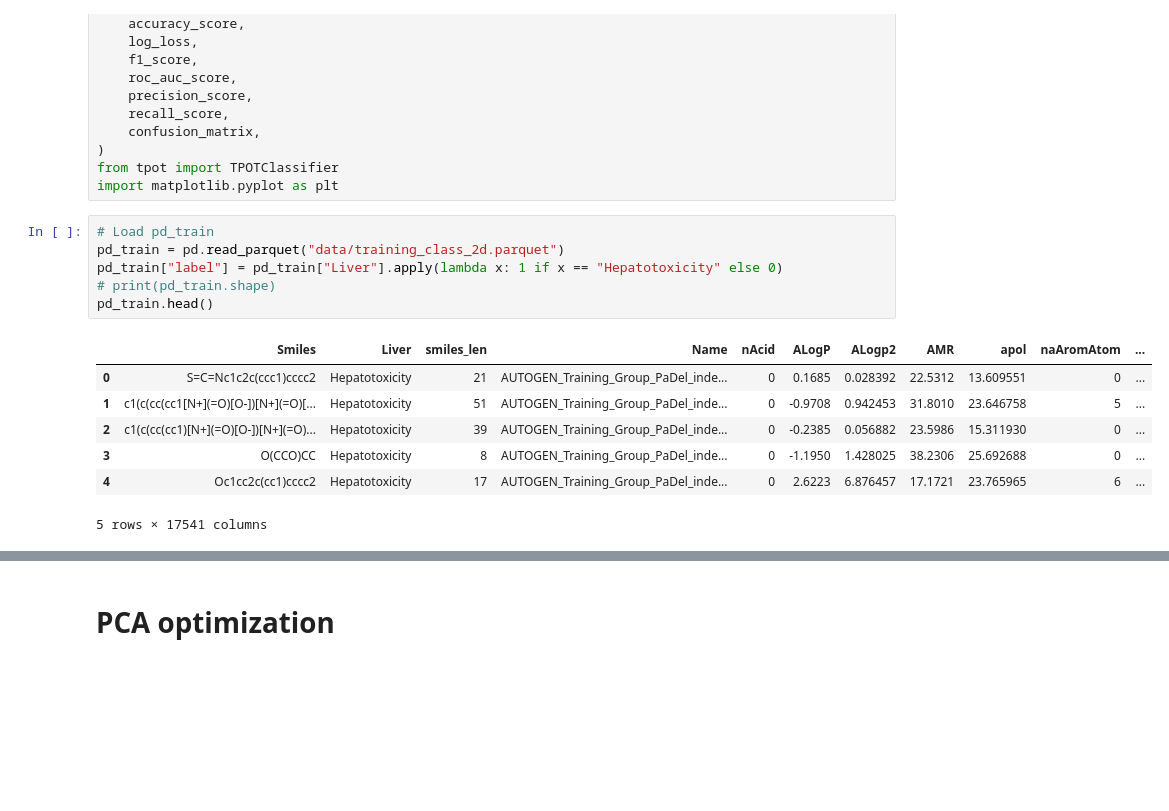
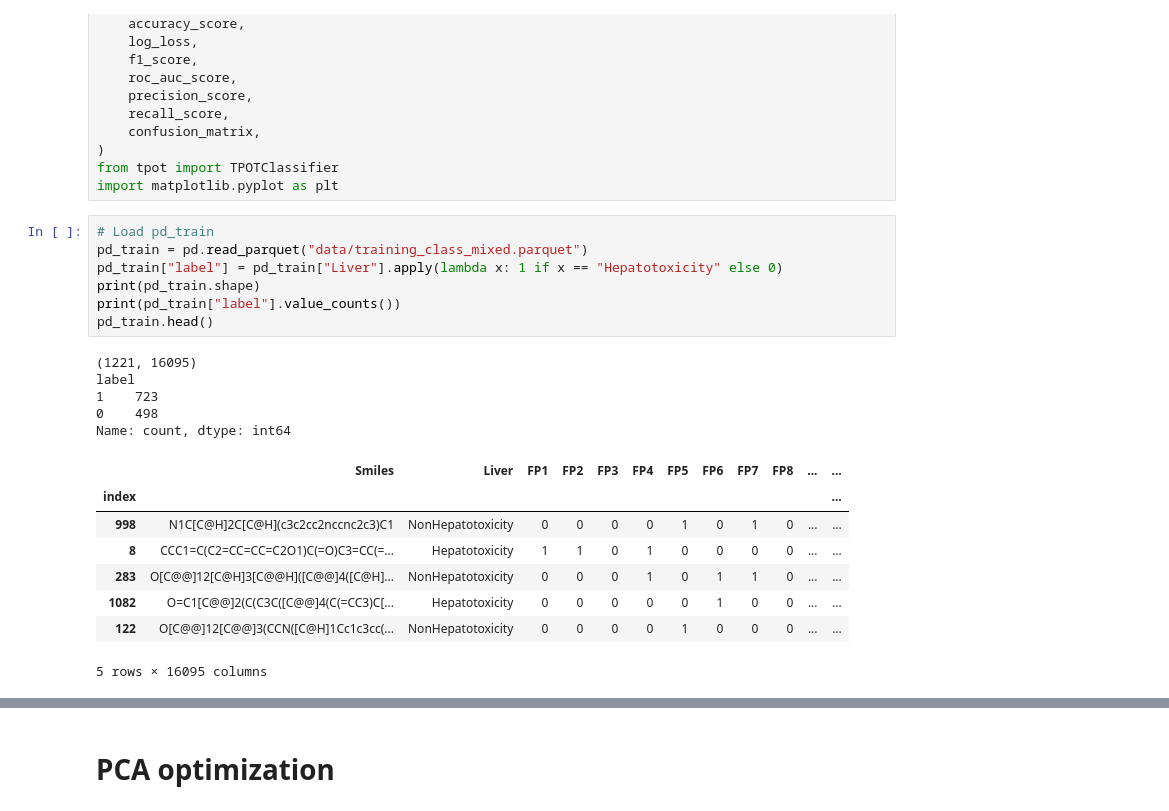
Before and after one commit to ongxuanhong/dili-drug-liver-interaction, a Jupyter notebook: 06.1_automl_mixed.ipynb, the cells around one changed output, grey strips where cells are left out. Drawn from its saved outputs; the diff is of its cells as text; blank space fills up the shorter version.

```diff
--- a/06.1_automl_mixed.ipynb
+++ b/06.1_automl_mixed.ipynb
@@ -16,17 +16,24 @@ from tpot import TPOTClassifier
 import matplotlib.pyplot as plt
 # %%
 # Load pd_train
-pd_train = pd.read_parquet("data/training_class_2d.parquet")
+pd_train = pd.read_parquet("data/training_class_mixed.parquet")
 pd_train["label"] = pd_train["Liver"].apply(lambda x: 1 if x == "Hepatotoxicity" else 0)
-# print(pd_train.shape)
+print(pd_train.shape)
+print(pd_train["label"].value_counts())
 pd_train.head()
 # %% [output]
+(1221, 16095)
+label
+1    723
+0    498
+Name: count, dtype: int64
-|  | Smiles | Liver | smiles_len | Name | nAcid | ALogP | ALogp2 | AMR | apol | naAromAtom | ... |
-| 0 | S=C=Nc1c2c(ccc1)cccc2 | Hepatotoxicity | 21 | AUTOGEN_Training_Group_PaDel_inde... | 0 | 0.1685 | 0.028392 | 22.5312 | 13.609551 | 0 | ... |
-| 1 | c1(c(cc(cc1[N+](=O)[O-])[N+](=O)[... | Hepatotoxicity | 51 | AUTOGEN_Training_Group_PaDel_inde... | 0 | -0.9708 | 0.942453 | 31.8010 | 23.646758 | 5 | ... |
-| 2 | c1(c(cc(cc1)[N+](=O)[O-])[N+](=O)... | Hepatotoxicity | 39 | AUTOGEN_Training_Group_PaDel_inde... | 0 | -0.2385 | 0.056882 | 23.5986 | 15.311930 | 0 | ... |
-| 3 | O(CCO)CC | Hepatotoxicity | 8 | AUTOGEN_Training_Group_PaDel_inde... | 0 | -1.1950 | 1.428025 | 38.2306 | 25.692688 | 0 | ... |
-| 4 | Oc1cc2c(cc1)cccc2 | Hepatotoxicity | 17 | AUTOGEN_Training_Group_PaDel_inde... | 0 | 2.6223 | 6.876457 | 17.1721 | 23.765965 | 6 | ... |
+|  | Smiles | Liver | FP1 | FP2 | FP3 | FP4 | FP5 | FP6 | FP7 | FP8 | ... | ... |
+| index |  |  |  |  |  |  |  |  |  |  |  | ... |
+| 998 | N1C[C@H]2C[C@H](c3c2cc2nccnc2c3)C1 | NonHepatotoxicity | 0 | 0 | 0 | 0 | 1 | 0 | 1 | 0 | ... | ... |
+| 8 | CCC1=C(C2=CC=CC=C2O1)C(=O)C3=CC(=... | Hepatotoxicity | 1 | 1 | 0 | 1 | 0 | 0 | 0 | 0 | ... | ... |
+| 283 | O[C@@]12[C@H]3[C@@H]([C@@]4([C@H]... | NonHepatotoxicity | 0 | 0 | 0 | 1 | 0 | 1 | 1 | 0 | ... | ... |
+| 1082 | O=C1[C@@]2(C(C3C([C@@]4(C(=CC3)C[... | Hepatotoxicity | 0 | 0 | 0 | 0 | 0 | 1 | 0 | 0 | ... | ... |
+| 122 | O[C@@]12[C@@]3(CCN([C@H]1Cc1c3cc(... | NonHepatotoxicity | 0 | 0 | 0 | 0 | 1 | 0 | 0 | 0 | ... | ... |
-5 rows × 17541 columns
+5 rows × 16095 columns
 # %%
 # Load pd_test
```
Also changed, not shown: parts of 13 cells of this notebook, 3 other files.
